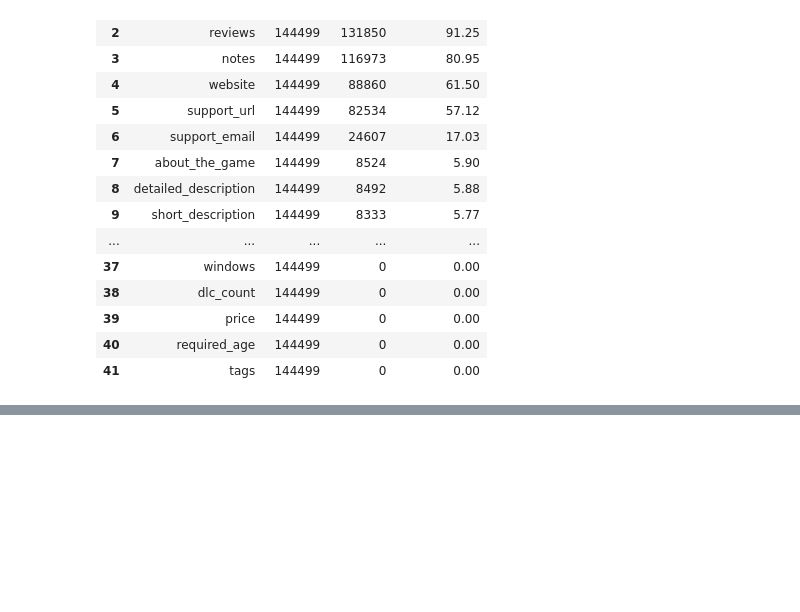
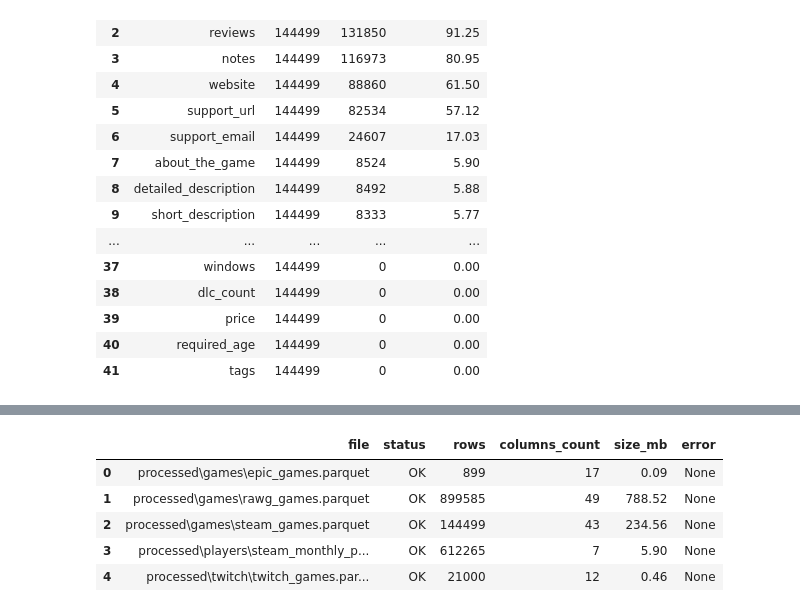
Before and after one commit to Dani-ldyaev/gaming-data-analysis, a Jupyter notebook: notebooks/02_data_preparation.ipynb, the cells around one changed output, grey strips where cells are left out. Drawn from its saved outputs; the diff is of its cells as text; code cells hidden in the pictures; blank space fills up the shorter version.

```diff
--- a/notebooks/02_data_preparation.ipynb
+++ b/notebooks/02_data_preparation.ipynb
@@ -725,0 +1320,93 @@ steam_missing_report.to_csv(
+# %%
+
+from pathlib import Path
+import pandas as pd
+import pyarrow.parquet as pq
+
+# Если эти переменные уже объявлены выше, повторно менять их не нужно.
+PROJECT_ROOT = Path.cwd()
+
+# Если ноутбук находится в папке notebooks/, поднимаемся в корень.
+if PROJECT_ROOT.name == "notebooks":
+    PROJECT_ROOT = PROJECT_ROOT.parent
+
+PROCESSED_DIR = PROJECT_ROOT / "processed"
+REPORTS_DIR = PROJECT_ROOT / "docs" / "data_quality"
+REPORTS_DIR.mkdir(parents=True, exist_ok=True)
+
+inventory = []
+column_profiles = []
+
+parquet_files = sorted(PROCESSED_DIR.rglob("*.parquet"))
+
+for path in parquet_files:
+    relative_path = path.relative_to(PROJECT_ROOT)
+
+    try:
+        metadata = pq.read_metadata(path)
+        schema = pq.read_schema(path)
+
+        inventory.append({
+            "file": str(relative_path),
+            "status": "OK",
+            "rows": metadata.num_rows,
+            "columns_count": metadata.num_columns,
+            "size_mb": round(path.stat().st_size / 1024**2, 2),
+            "error": None,
+        })
+
+        # Проверяем пропуски по каждому столбцу.
+        df = pd.read_parquet(path)
+
+        for column in df.columns:
+            column_profiles.append({
+                "file": str(relative_path),
+                "column": column,
+                "dtype": str(df[column].dtype),
+                "null_count": int(df[column].isna().sum()),
+                "null_pct": round(
+                    df[column].isna().mean() * 100, 2
+                ),
+                "unique_count": int(df[column].nunique()),
+            })
+
+        print(
+            f"OK | {relative_path} | "
+            f"{metadata.num_rows:,} строк | "
+            f"{metadata.num_columns} столбцов"
+        )
+
+    except Exception as exc:
+        inventory.append({
+            "file": str(relative_path),
+            "status": "ERROR",
+            "rows": None,
+            "columns_count": None,
+            "size_mb": round(path.stat().st_size / 1024**2, 2),
+            "error": str(exc),
+        })
+
+        print(f"ERROR | {relative_path} | {exc}")
+
+inventory_df = pd.DataFrame(inventory)
+columns_df = pd.DataFrame(column_profiles)
+
+inventory_path = REPORTS_DIR / "processed_inventory.csv"
+profile_path = REPORTS_DIR / "processed_column_profile.csv"
+
+inventory_df.to_csv(
+    inventory_path, index=False, encoding="utf-8-sig"
+)
+columns_df.to_csv(
+    profile_path, index=False, encoding="utf-8-sig"
+)
+
+print("\n--- ИТОГО ---")
+print("Найдено Parquet:", len(parquet_files))
+print("Успешно прочитано:", (inventory_df["status"] == "OK").sum())
+print("Ошибок:", (inventory_df["status"] == "ERROR").sum())
+print("Отчёт по файлам:", inventory_path)
+print("Отчёт по столбцам:", profile_path)
+
+display(inventory_df)
+# %% [output]
@@ -725,0 +1425,6 @@ steam_missing_report.to_csv(
+|  | file | status | rows | columns_count | size_mb | error |
+| 0 | processed\games\epic_games.parquet | OK | 899 | 17 | 0.09 | None |
+| 1 | processed\games\rawg_games.parquet | OK | 899585 | 49 | 788.52 | None |
+| 2 | processed\games\steam_games.parquet | OK | 144499 | 43 | 234.56 | None |
+| 3 | processed\players\steam_monthly_p... | OK | 612265 | 7 | 5.90 | None |
+| 4 | processed\twitch\twitch_games.par... | OK | 21000 | 12 | 0.46 | None |
```
Also changed, not shown: parts of 20 cells of this notebook, 10 other files.
